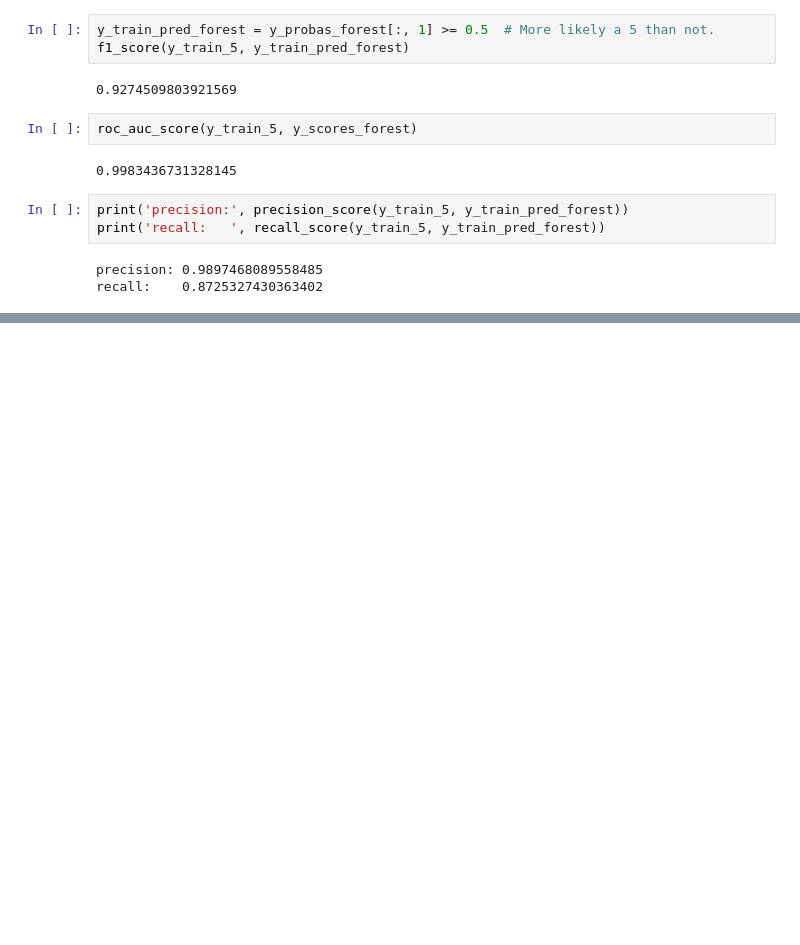
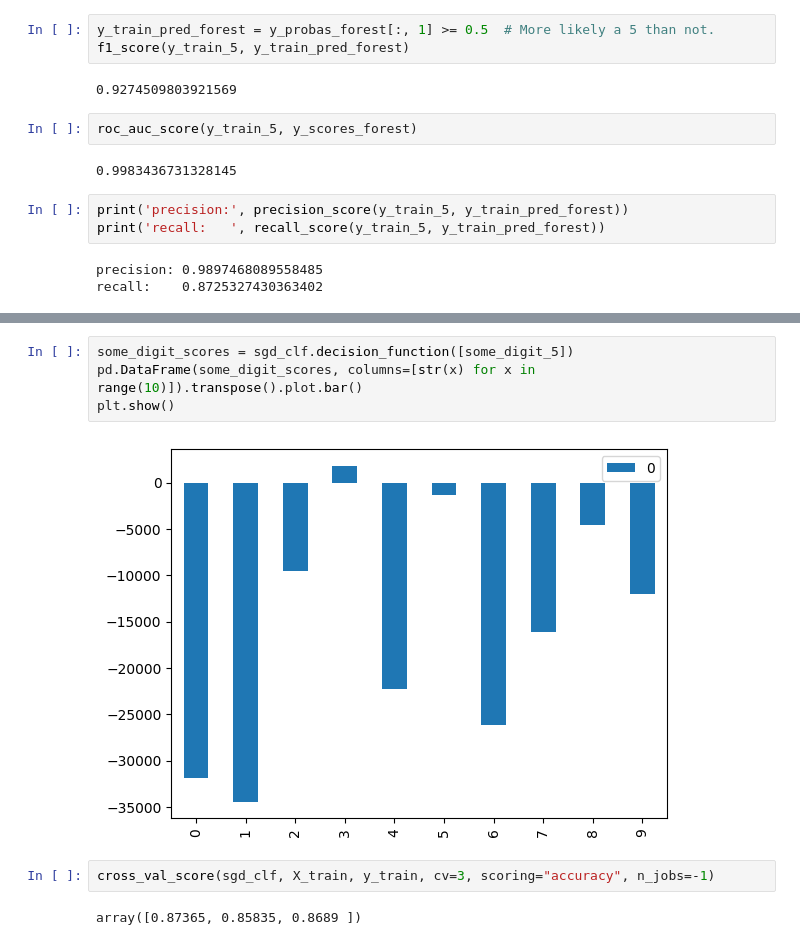
Before and after one commit to fractalate/study-geron-hands-on-machine-learning-with-scikit-learn-keras-and-tensorflow, a Jupyter notebook: Chapter 03/Notebook.ipynb, the cells around one changed output, grey strips where cells are left out. Drawn from its saved outputs; the diff is of its cells as text; blank space fills up the shorter version.

```diff
--- a/Chapter 03/Notebook.ipynb
+++ b/Chapter 03/Notebook.ipynb
@@ -324,0 +371,10 @@ recall:    0.8725327430363402
+# %%
+some_digit_scores = sgd_clf.decision_function([some_digit_5])
+pd.DataFrame(some_digit_scores, columns=[str(x) for x in range(10)]).transpose().plot.bar()
+plt.show()
+# %% [output]
+[figure, added]
+# %%
+cross_val_score(sgd_clf, X_train, y_train, cv=3, scoring="accuracy", n_jobs=-1)
+# %% [output]
+array([0.87365, 0.85835, 0.8689 ])
```
Also changed, not shown: parts of 19 cells of this notebook, 1 other file.
